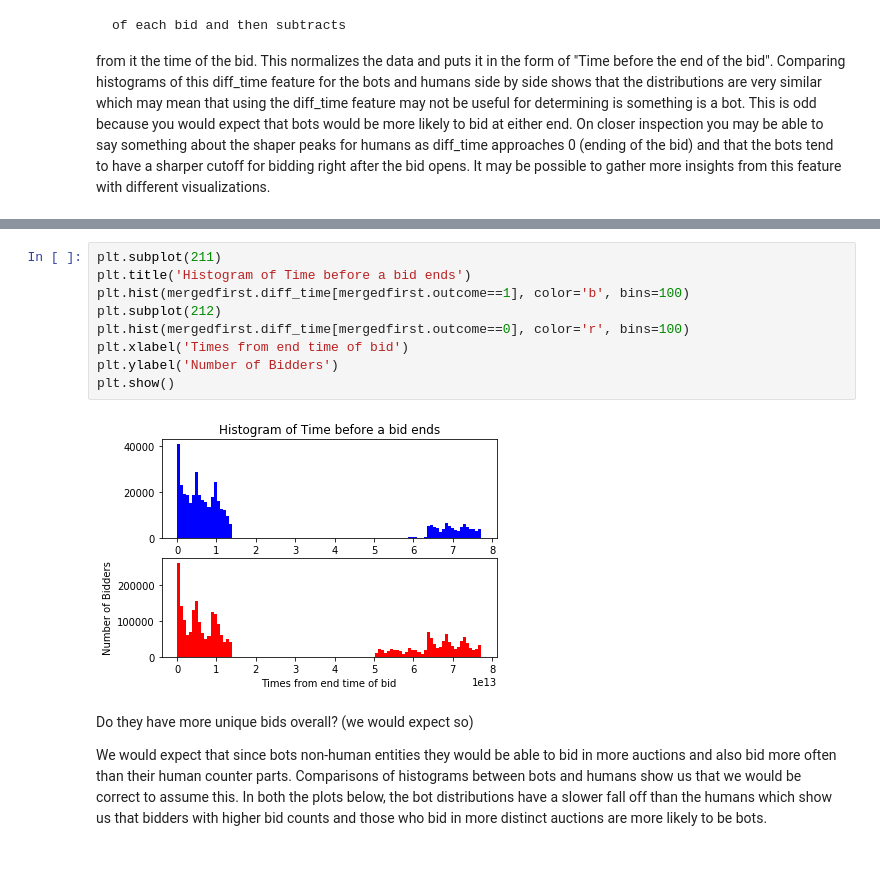
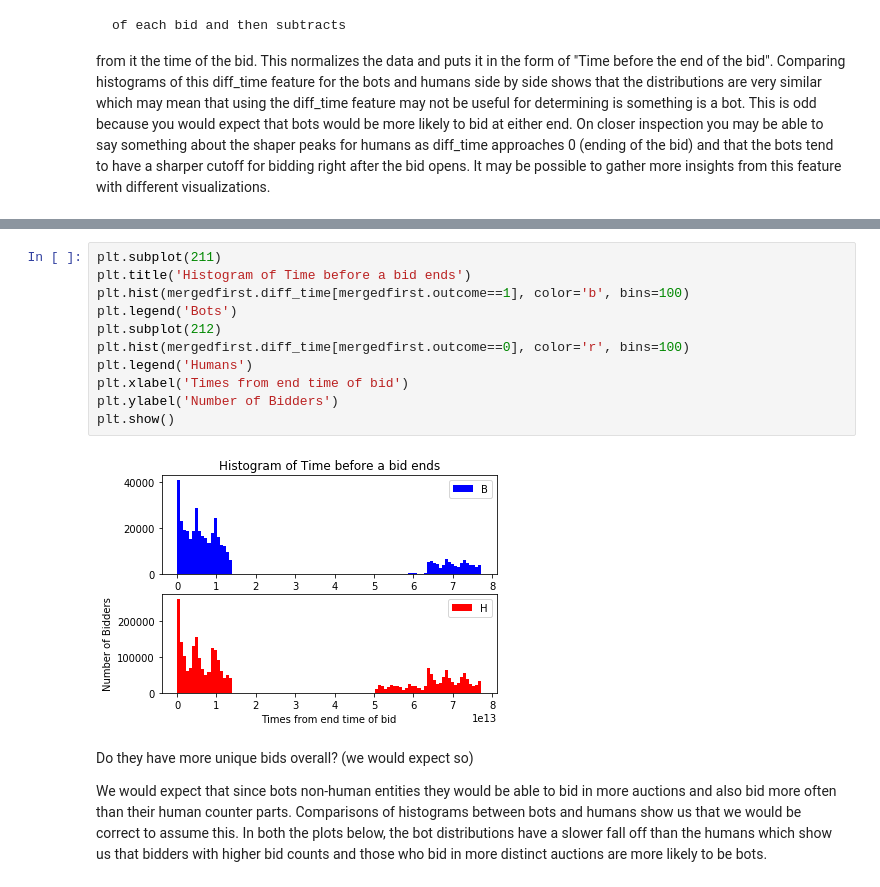
Before and after one commit to cvgardner/Springboard, a Jupyter notebook: Datastory Telling Project.ipynb, the cells around one changed output, grey strips where cells are left out. Saved outputs shown, nothing was run; the diff lists cells and outputs as text.

```diff
--- a/Datastory Telling Project.ipynb
+++ b/Datastory Telling Project.ipynb
@@ -69,14 +84,16 @@ from it the time of the bid. This normalizes the data and puts it in the form of
 # %%
 plt.subplot(211)
 plt.title('Histogram of Time before a bid ends')
 plt.hist(mergedfirst.diff_time[mergedfirst.outcome==1], color='b', bins=100)
+plt.legend('Bots')
 plt.subplot(212)
 plt.hist(mergedfirst.diff_time[mergedfirst.outcome==0], color='r', bins=100)
+plt.legend('Humans')
 plt.xlabel('Times from end time of bid')
 plt.ylabel('Number of Bidders')
 plt.show()
 # %% [output]
-[figure, old version]
+[figure, new version]
 # %% [markdown]
 Do they have more unique bids overall? (we would expect so)
 
```
Also changed, not shown: parts of 17 cells of this notebook, 2 other files.
